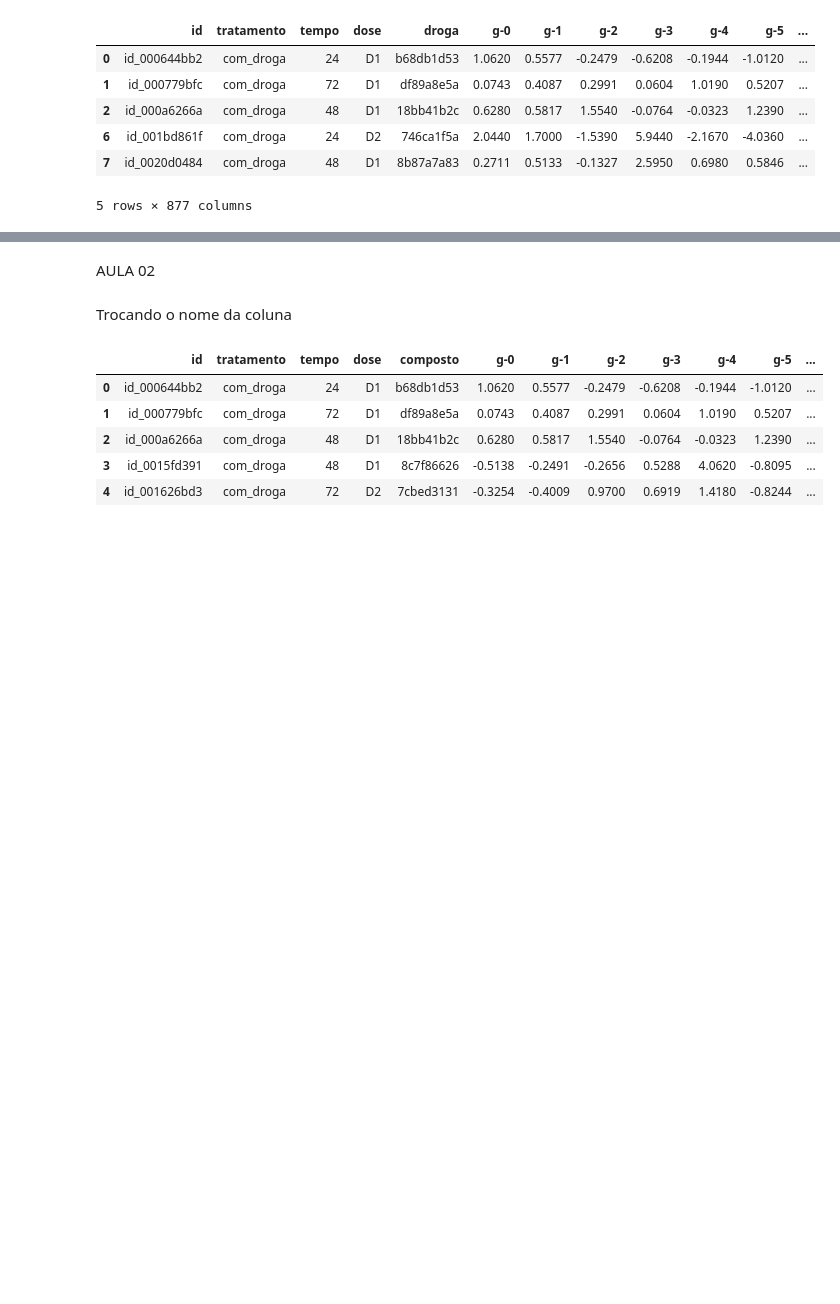
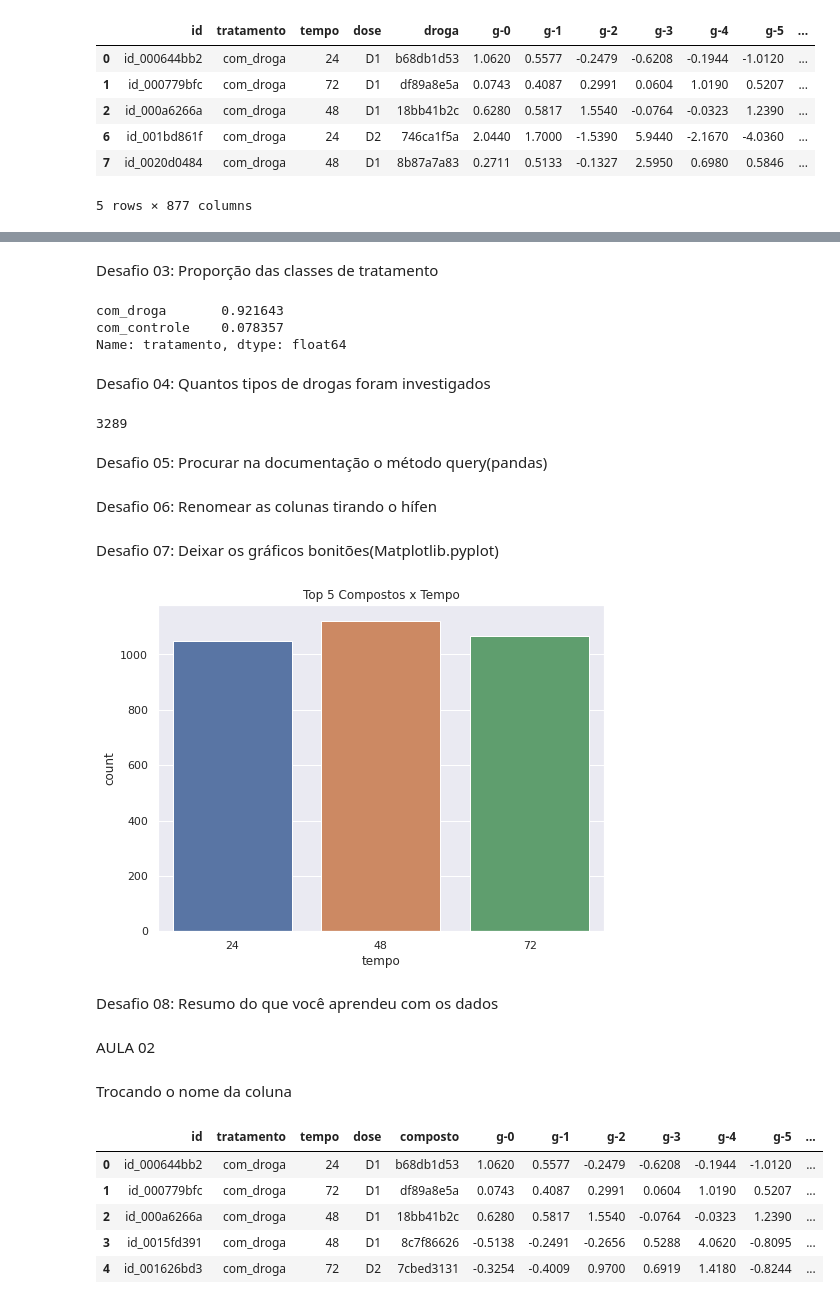
Before and after one commit to AnaBeatriz-Carvalho/Imersao_Dados_Alura, a Jupyter notebook: Imersão_Dados.ipynb, the cells around one changed output, grey strips where cells are left out. Drawn from its saved outputs; the diff is of its cells as text; code cells hidden in the pictures; blank space fills up the shorter version.

```diff
--- a/Imersão_Dados.ipynb
+++ b/Imersão_Dados.ipynb
@@ -136,3 +157,35 @@ dados_filtrados.head()
+# %% [markdown]
+Desafio 03: Proporção das classes de tratamento
+# %%
+dados['tratamento'].value_counts(normalize=True)
+# %% [output]
+com_droga       0.921643
+com_controle    0.078357
+Name: tratamento, dtype: float64
+# %% [markdown]
+Desafio 04: Quantos tipos de drogas foram investigados
+# %%
+len(dados['droga'].unique())
+# %% [output]
+3289
+# %% [markdown]
+Desafio 05: Procurar na documentação o método query(pandas)
+# %% [markdown]
+Desafio 06: Renomear as colunas tirando o hífen
+# %% [markdown]
+Desafio 07: Deixar os gráficos bonitões(Matplotlib.pyplot)
+# %%
+import seaborn as sns
+import matplotlib.pyplot as plt
+sns.set()
+plt.figure(figsize=(8, 6))
+fx = sns.countplot(x = 'tempo', data=dados.query('composto in @cod_compostos'))
+fx.set_title('Top 5 Compostos x Tempo')
+plt.show()
+# %% [output]
+[figure, added]
+# %% [markdown]
+Desafio 08: Resumo do que você aprendeu com os dados
 # %% [markdown]
 AULA 02
 # %% [markdown]
```
Also changed, not shown: parts of 62 cells of this notebook.
